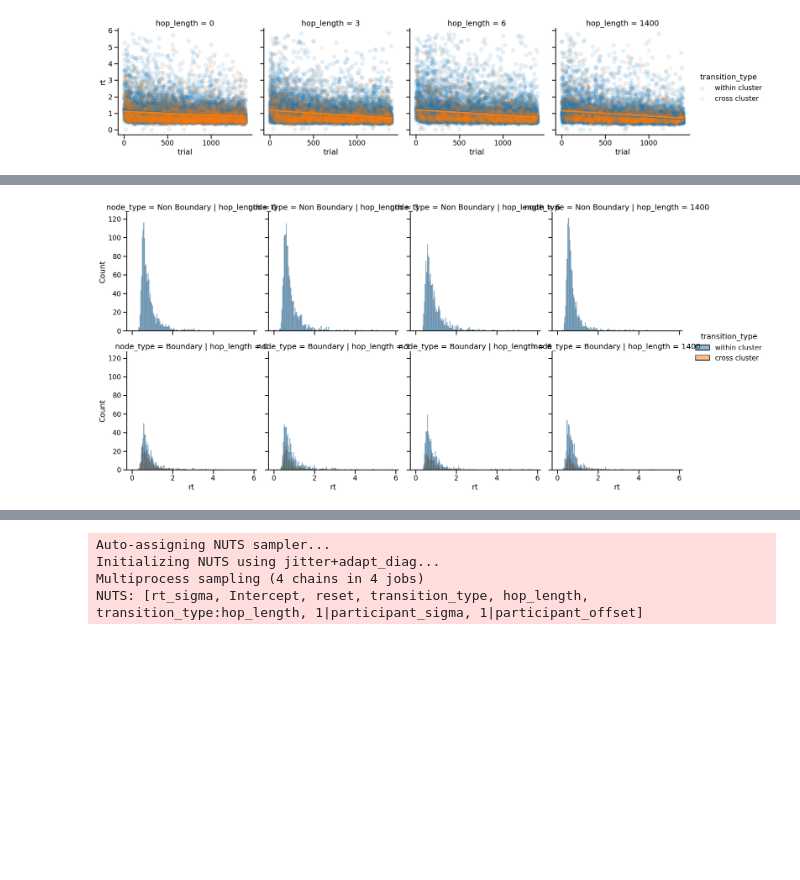
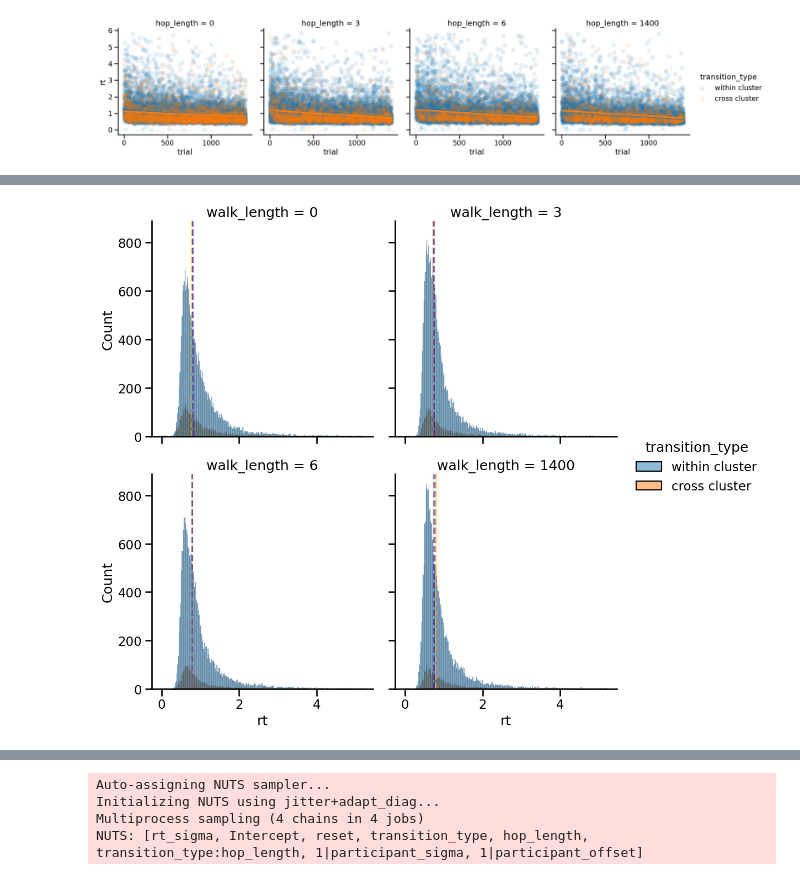
Before and after one commit to tejas-savalia/event-boundaries, a Jupyter notebook: eb_03/analyses/analysis_sandbox.ipynb, the cells around one changed output, grey strips where cells are left out. Cells and saved outputs as stored; diff of their text form; code cells hidden in the pictures; blank space fills up the shorter version.

```diff
--- a/eb_03/analyses/analysis_sandbox.ipynb
+++ b/eb_03/analyses/analysis_sandbox.ipynb
@@ -29,17 +38,17 @@ def clean_data(filename):
         data['transition_type'] = ['cross cluster' if (data['node_type'] == 'Boundary')[i] & (data['node_type'].shift() == 'Boundary')[i] else 'within cluster' for i in range(len(data))]
 
         if data['participant'][0]%4 == 0:
-            data['hop_length'] = 0
+            data['walk_length'] = 0
         elif data['participant'][0]%4 == 1:
-            data['hop_length'] = 3
+            data['walk_length'] = 3
         elif data['participant'][0]%4 == 2:
-            data['hop_length'] = 6
+            data['walk_length'] = 6
         else:
-            data['hop_length'] = 1400
+            data['walk_length'] = 1400
 
         data['trial'] = np.arange(len(data))
     except:
         return None
     data['num_keypress'] = [len(ast.literal_eval(data['stim'][i])) for i in range(len(data))]
 
-    return data[['participant', 'trial', 'blocks.thisRepN', 'accuracy', 'hop_length', 'node_type', 'transition_type', 'rt', 'stim', 'num_keypress']]
+    return data[['participant', 'trial', 'blocks.thisRepN', 'accuracy', 'walk_length', 'node_type', 'transition_type', 'rt', 'stim', 'num_keypress']]
@@ -51,14 +68,16 @@ for f in os.listdir('data/'):
 # %%
 df_clean = pd.concat([clean_data(f) for f in data_files]).reset_index(drop = True)
 df_clean['reset'] = 'False'
-df_clean.loc[df_clean['trial'].values%(df_clean['hop_length'].values+1) == 0, 'reset'] = 'True'
+df_clean.loc[df_clean['trial'].values%(df_clean['walk_length'].values+1) == 0, 'reset'] = 'True'
 
 
 
 df_clean_rt_outlier = df_clean[np.abs(stat.zscore(df_clean['rt'], nan_policy='omit')) < 3]
 df_clean_rt_outlier['node_transition_type'] = df_clean_rt_outlier['node_type'] + ' ' + df_clean_rt_outlier['transition_type']
 
-df_clean_participant = df_clean_rt_outlier.groupby(['participant', 'blocks.thisRepN', 'hop_length', 'node_type', 'transition_type', 'num_keypress']).median().reset_index()
+df_clean_participant = df_clean_rt_outlier.groupby(['participant', 'blocks.thisRepN', 'walk_length', 'node_type', 'transition_type', 'num_keypress']).median().reset_index()
+
+df_clean_rt_outlier['walk_length'] = df_clean_rt_outlier.walk_length.astype('str')
 # df_clean = df_clean.loc[stat.zscore(df_clean['rt']) < 3].reset_index()
 # %% [output]
 A value is trying to be set on a copy of a slice from a DataFrame.
@@ -69,2 +92,0 @@ See the caveats in the documentation: https://pandas.pydata.org/pandas-docs/stab
-# %%
-df_clean_rt_outlier['hop_length'] = df_clean_rt_outlier.hop_length.astype('str')
@@ -110,14 +144,17 @@ sns.catplot(y = 'rt',
 # %%
-block_cutoff = 5
-g = sns.displot(x = 'rt', hue='transition_type', col='hop_length', row='node_type',
-             # col_wrap=2,
+block_cutoff = 0
+g = sns.displot(x = 'rt', hue='transition_type', col='walk_length',
+             col_wrap=2,
              data = df_clean_rt_outlier.loc[df_clean_rt_outlier['blocks.thisRepN'] > block_cutoff])
-hop_lengths = [0, 3, 6, 1400]
-# for i in range(4):
-#     # g.axes[i].axvline(np.nanmedian(df_clean_rt_outlier.loc[((df_clean_rt_outlier['blocks.thisRepN'] > block_cutoff) & (df_clean_rt_outlier['transition_type'] == 'cross cluster') & (df_clean_rt_outlier['hop_length'] == hop_lengths[i])), 'rt']), c = 'orange', ls = '--')
-#     # g.axes[i].axvline(np.nanmedian(df_clean_rt_outlier.loc[((df_clean_rt_outlier['blocks.thisRepN'] > block_cutoff) & (df_clean_rt_outlier['transition_type'] == 'within cluster') & (df_clean_rt_outlier['hop_length'] == hop_lengths[i])), 'rt']), c = 'blue', ls = '--')
+walk_lengths = [0, 3, 6, 1400]
+for i in range(4):
+    g.axes[i].axvline(np.nanmedian(df_clean_rt_outlier.loc[((df_clean_rt_outlier['blocks.thisRepN'] > block_cutoff) & (df_clean_rt_outlier['transition_type'] == 'cross cluster') & (df_clean_rt_outlier['walk_length'] == str(walk_lengths[i]))), 'rt']),
+                      c = 'orange', ls = '--', alpha = 1)
 
-#     g.axes[i].axvline(np.nanmedian(df_clean_rt_outlier.loc[((df_clean_rt_outlier['blocks.thisRepN'] > block_cutoff) & (df_clean_rt_outlier['node_type'] == 'Boundary') & (df_clean_rt_outlier['hop_length'] == hop_lengths[i])), 'rt']), c = 'orange', ls = '--')
-#     g.axes[i].axvline(np.nanmedian(df_clean_rt_outlier.loc[((df_clean_rt_outlier['blocks.thisRepN'] > block_cutoff) & (df_clean_rt_outlier['node_type'] == 'Non Boundary') & (df_clean_rt_outlier['hop_length'] == hop_lengths[i])), 'rt']), c = 'blue', ls = '--')
+    g.axes[i].axvline(np.nanmedian(df_clean_rt_outlier.loc[((df_clean_rt_outlier['blocks.thisRepN'] > block_cutoff) & (df_clean_rt_outlier['transition_type'] == 'within cluster') & (df_clean_rt_outlier['walk_length'] == str(walk_lengths[i]))), 'rt']),
+                      c = 'blue', ls = '--', alpha = 0.5)
+
+    # g.axes[0][i].axvline(np.nanmedian(df_clean_rt_outlier.loc[((df_clean_rt_outlier['blocks.thisRepN'] > block_cutoff) & (df_clean_rt_outlier['node_type'] == 'Boundary') & (df_clean_rt_outlier['walk_length'] == walk_lengths[i])), 'rt']), c = 'orange', ls = '--')
+    # g.axes[0][i].axvline(np.nanmedian(df_clean_rt_outlier.loc[((df_clean_rt_outlier['blocks.thisRepN'] > block_cutoff) & (df_clean_rt_outlier['node_type'] == 'Non Boundary') & (df_clean_rt_outlier['walk_length'] == walk_lengths[i])), 'rt']), c = 'blue', ls = '--')
 # %% [output]
-[figure, old version]
+[figure, new version]
```
Also changed, not shown: parts of 15 cells of this notebook, 17 other files.
